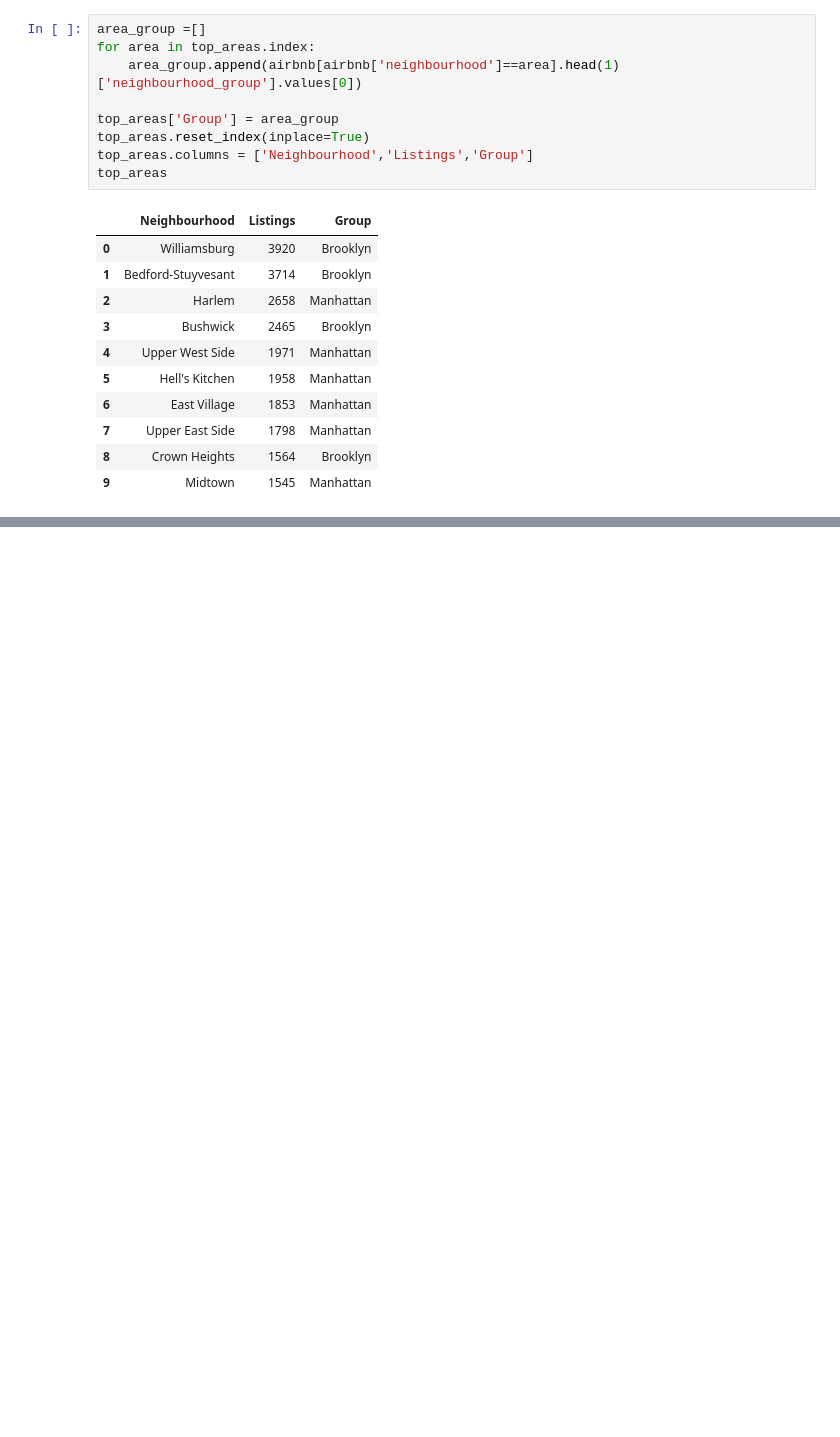
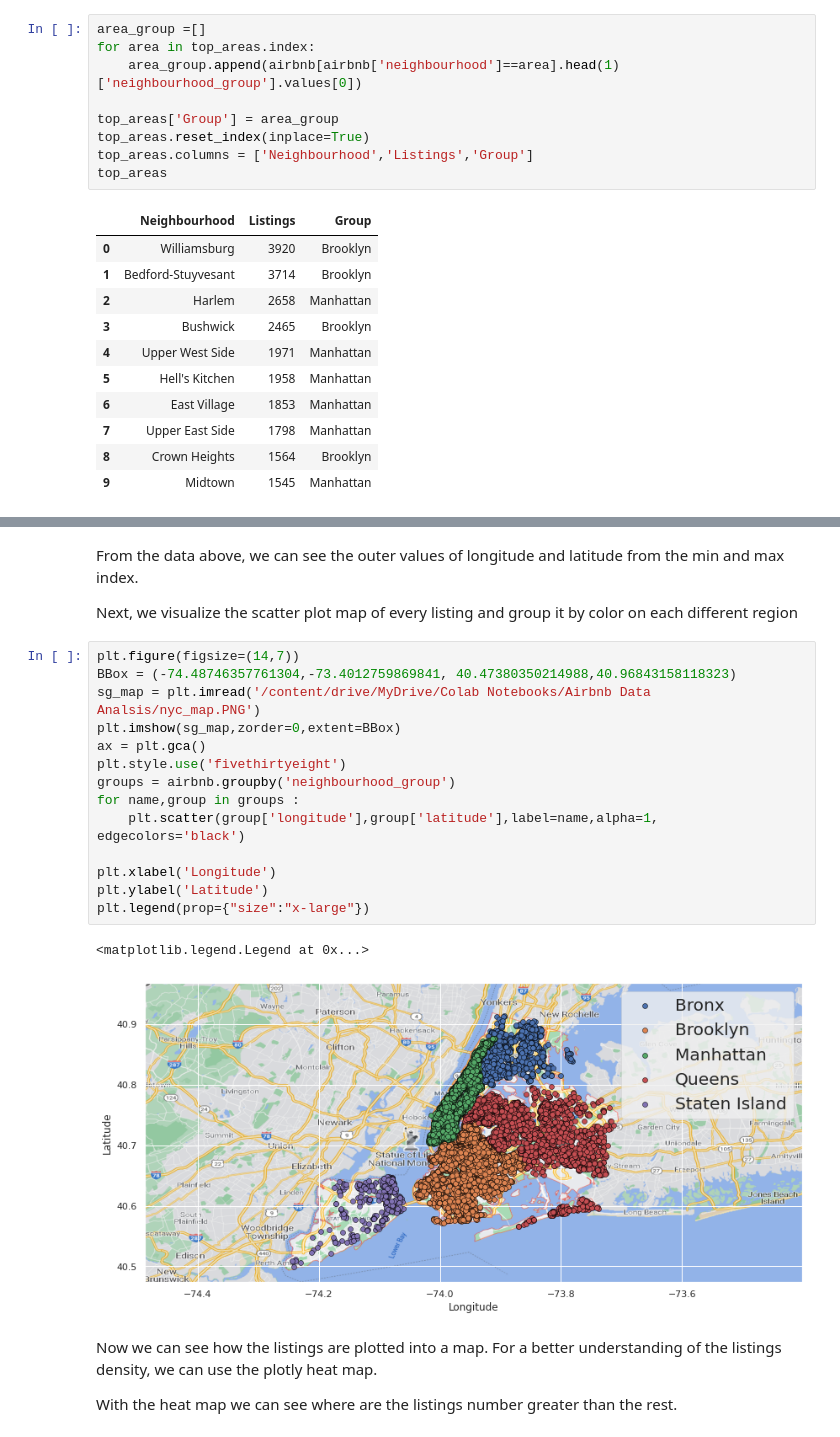
Before and after one commit to anuj561/Airbnb_NYC_2019, a Jupyter notebook: Airbnb_NYC_2019.ipynb, the cells around one changed output, grey strips where cells are left out. Saved outputs shown, nothing was run; the diff lists cells and outputs as text; blank space fills up the shorter version.

```diff
--- a/Airbnb_NYC_2019.ipynb
+++ b/Airbnb_NYC_2019.ipynb
@@ -282,0 +303,25 @@ AHAAA!!! The top 10 neighbourhood are from Either Manhatten or Broolyn which hav
+# %% [markdown]
+From the data above, we can see the outer values of longitude and latitude from the min and max index.
+
+Next, we visualize the scatter plot map of every listing and group it by color on each different region
+# %%
+plt.figure(figsize=(14,7))
+BBox = (-74.48746357761304,-73.4012759869841, 40.47380350214988,40.96843158118323)
+sg_map = plt.imread('/content/drive/MyDrive/Colab Notebooks/Airbnb Data Analsis/nyc_map.PNG')
+plt.imshow(sg_map,zorder=0,extent=BBox)
+ax = plt.gca()
+plt.style.use('fivethirtyeight')
+groups = airbnb.groupby('neighbourhood_group')
+for name,group in groups :
+    plt.scatter(group['longitude'],group['latitude'],label=name,alpha=1, edgecolors='black')
+
+plt.xlabel('Longitude')
+plt.ylabel('Latitude')
+plt.legend(prop={"size":"x-large"})
+# %% [output]
+<matplotlib.legend.Legend at 0x...>
+[figure, added]
+# %% [markdown]
+Now we can see how the listings are plotted into a map. For a better understanding of the listings density, we can use the plotly heat map.
+
+With the heat map we can see where are the listings number greater than the rest.
```
Also changed, not shown: parts of 28 cells of this notebook.
